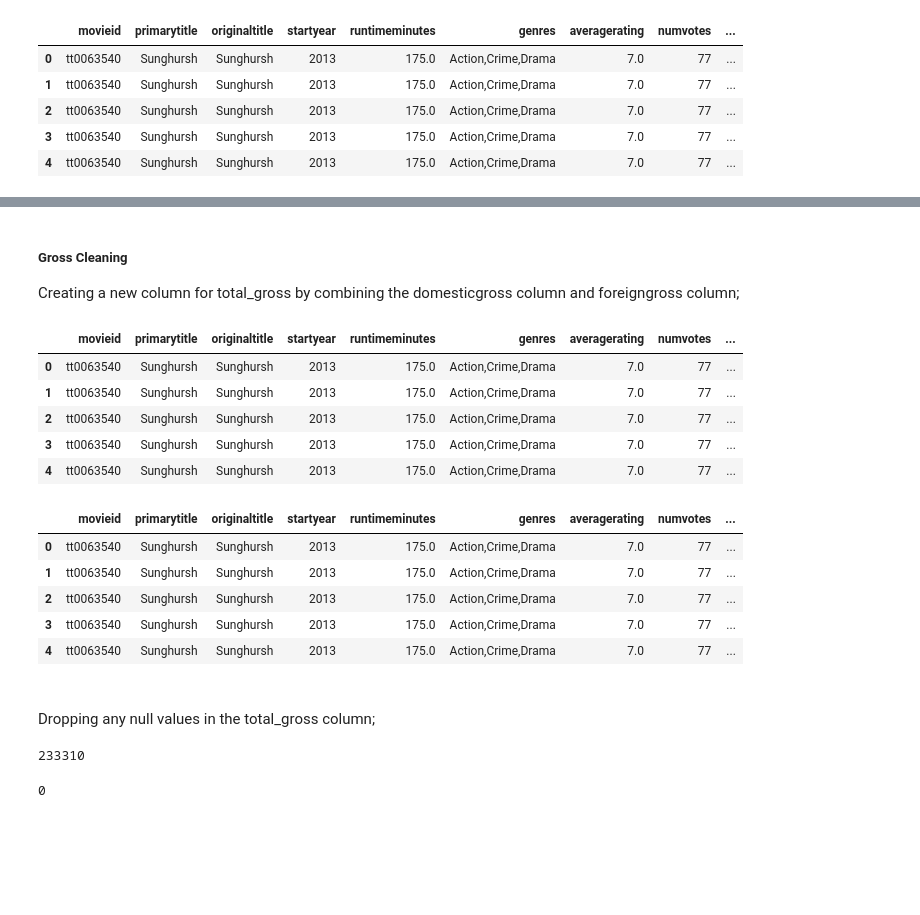
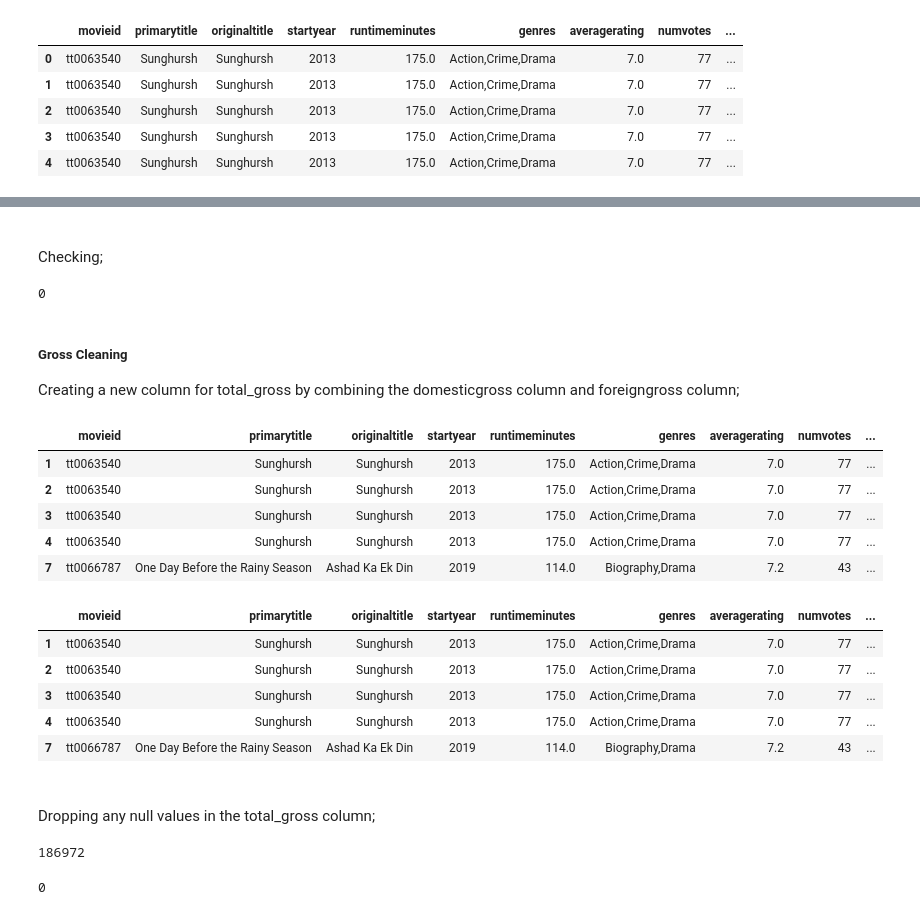
Before and after one commit to learn-co-curriculum/dsc-phase-2-project-v3, a Jupyter notebook: index.ipynb, the cells around one changed output, grey strips where cells are left out. Cells and saved outputs as stored; diff of their text form; code cells hidden in the pictures; blank space fills up the shorter version.

```diff
--- a/index.ipynb
+++ b/index.ipynb
@@ -61,8 +61,8 @@ What are we looking at?
 Connecting Data to Sqlite;
 # %%
 # Switch these depending on your OS after you unzip the im.db folter
-conn = sqlite3.connect('zippedData/im.db') #Mac
-# conn = sqlite3.connect('zippedData/im.db/im.db') #PC
+# conn = sqlite3.connect('zippedData/im.db') #Mac
+conn = sqlite3.connect('zippedData/im.db/im.db') #PC
 # %% [markdown]
 Viewing the Data Tables;
 # %%
@@ -295,3 +302,12 @@ df_clean.head()
+# %%
+df_clean = df_clean.dropna(subset=['region'])
+# %% [markdown]
+<br>
+Checking;
+# %%
+df_clean['region'].isnull().sum()
+# %% [output]
+0
 # %% [markdown]
 
 ##### Gross Cleaning
@@ -301,30 +317,30 @@ Creating a new column for total_gross by combining the domesticgross column and
 df_clean.head()
 # %% [output]
 |  | movieid | primarytitle | originaltitle | startyear | runtimeminutes | genres | averagerating | numvotes | ... |
-| 0 | tt0063540 | Sunghursh | Sunghursh | 2013 | 175.0 | Action,Crime,Drama | 7.0 | 77 | ... |
 | 1 | tt0063540 | Sunghursh | Sunghursh | 2013 | 175.0 | Action,Crime,Drama | 7.0 | 77 | ... |
 | 2 | tt0063540 | Sunghursh | Sunghursh | 2013 | 175.0 | Action,Crime,Drama | 7.0 | 77 | ... |
 | 3 | tt0063540 | Sunghursh | Sunghursh | 2013 | 175.0 | Action,Crime,Drama | 7.0 | 77 | ... |
 | 4 | tt0063540 | Sunghursh | Sunghursh | 2013 | 175.0 | Action,Crime,Drama | 7.0 | 77 | ... |
+| 7 | tt0066787 | One Day Before the Rainy Season | Ashad Ka Ek Din | 2019 | 114.0 | Biography,Drama | 7.2 | 43 | ... |
 # %%
 df_clean['domesticgross'] = df_clean['domesticgross'].apply(pd.to_numeric, errors = 'coerce').dropna().astype(float)
 df_clean['foreigngross'] = df_clean['foreigngross'].apply(pd.to_numeric, errors = 'coerce').dropna().astype(float)
 
-df_clean['total_gross'] = df_clean['domesticgross'] + df_clean['foreigngross']
+df_clean['totalgross'] = df_clean['domesticgross'] + df_clean['foreigngross']
 
 df_clean.head()
 # %% [output]
 |  | movieid | primarytitle | originaltitle | startyear | runtimeminutes | genres | averagerating | numvotes | ... |
-| 0 | tt0063540 | Sunghursh | Sunghursh | 2013 | 175.0 | Action,Crime,Drama | 7.0 | 77 | ... |
 | 1 | tt0063540 | Sunghursh | Sunghursh | 2013 | 175.0 | Action,Crime,Drama | 7.0 | 77 | ... |
 | 2 | tt0063540 | Sunghursh | Sunghursh | 2013 | 175.0 | Action,Crime,Drama | 7.0 | 77 | ... |
 | 3 | tt0063540 | Sunghursh | Sunghursh | 2013 | 175.0 | Action,Crime,Drama | 7.0 | 77 | ... |
 | 4 | tt0063540 | Sunghursh | Sunghursh | 2013 | 175.0 | Action,Crime,Drama | 7.0 | 77 | ... |
+| 7 | tt0066787 | One Day Before the Rainy Season | Ashad Ka Ek Din | 2019 | 114.0 | Biography,Drama | 7.2 | 43 | ... |
 # %% [markdown]
 <br>
 Dropping any null values in the total_gross column;
 # %%
-df_clean['total_gross'].isnull().sum()
+df_clean['totalgross'].isnull().sum()
 # %% [output]
-233310
+186972
 # %%
```
Also changed, not shown: parts of 46 cells of this notebook.
